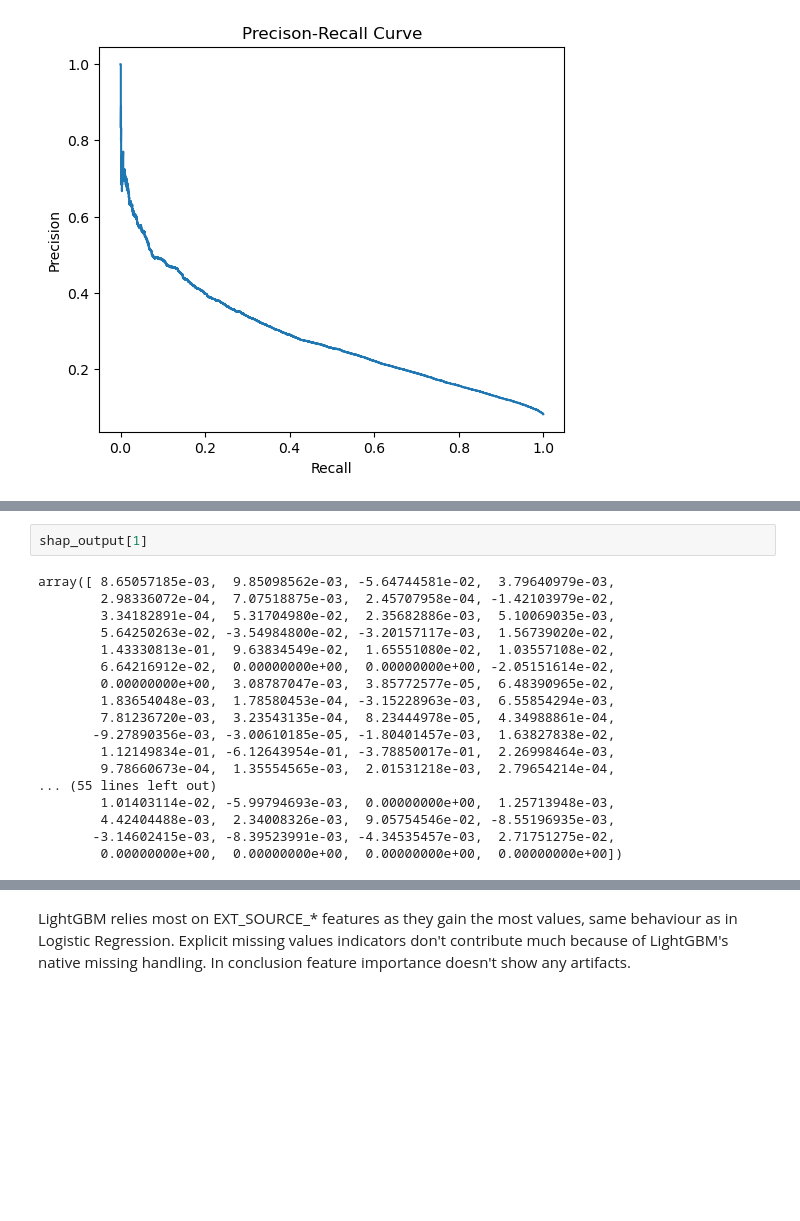
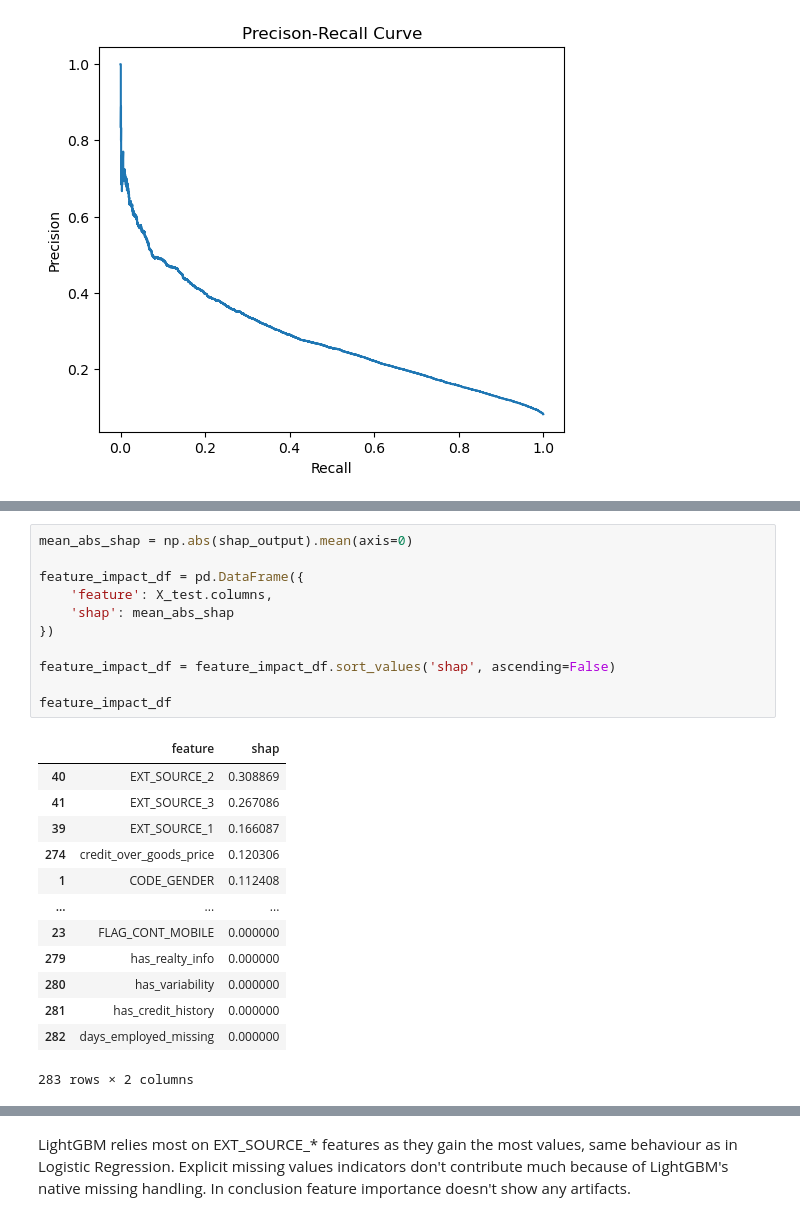
Before and after one commit to teleportix/credit-scoring-ml, a Jupyter notebook: notebooks/04_tree_model.ipynb, the cells around one changed output, grey strips where cells are left out. Cells and saved outputs as stored; diff of their text form; blank space fills up the shorter version.

Commit message:
add SHAP feature importance, add markdowns

```diff
--- a/notebooks/04_tree_model.ipynb
+++ b/notebooks/04_tree_model.ipynb
@@ -270,20 +280,25 @@ shap.summary_plot(shap_output, X_sample)
 # %%
-shap_output[1]
+mean_abs_shap = np.abs(shap_output).mean(axis=0)
+
+feature_impact_df = pd.DataFrame({
+    'feature': X_test.columns,
+    'shap': mean_abs_shap
+})
+
+feature_impact_df = feature_impact_df.sort_values('shap', ascending=False)
+
+feature_impact_df
 # %% [output]
+|  | feature | shap |
+| 40 | EXT_SOURCE_2 | 0.308869 |
+| 41 | EXT_SOURCE_3 | 0.267086 |
+| 39 | EXT_SOURCE_1 | 0.166087 |
+| 274 | credit_over_goods_price | 0.120306 |
+| 1 | CODE_GENDER | 0.112408 |
+| ... | ... | ... |
+| 23 | FLAG_CONT_MOBILE | 0.000000 |
+| 279 | has_realty_info | 0.000000 |
+| 280 | has_variability | 0.000000 |
+| 281 | has_credit_history | 0.000000 |
+| 282 | days_employed_missing | 0.000000 |
-array([ 8.65057185e-03,  9.85098562e-03, -5.64744581e-02,  3.79640979e-03,
-        2.98336072e-04,  7.07518875e-03,  2.45707958e-04, -1.42103979e-02,
-        3.34182891e-04,  5.31704980e-02,  2.35682886e-03,  5.10069035e-03,
-        5.64250263e-02, -3.54984800e-02, -3.20157117e-03,  1.56739020e-02,
-        1.43330813e-01,  9.63834549e-02,  1.65551080e-02,  1.03557108e-02,
-        6.64216912e-02,  0.00000000e+00,  0.00000000e+00, -2.05151614e-02,
-        0.00000000e+00,  3.08787047e-03,  3.85772577e-05,  6.48390965e-02,
-        1.83654048e-03,  1.78580453e-04, -3.15228963e-03,  6.55854294e-03,
-        7.81236720e-03,  3.23543135e-04,  8.23444978e-05,  4.34988861e-04,
-       -9.27890356e-03, -3.00610185e-05, -1.80401457e-03,  1.63827838e-02,
-        1.12149834e-01, -6.12643954e-01, -3.78850017e-01,  2.26998464e-03,
-        9.78660673e-04,  1.35554565e-03,  2.01531218e-03,  2.79654214e-04,
-... (55 lines left out)
-        1.01403114e-02, -5.99794693e-03,  0.00000000e+00,  1.25713948e-03,
-        4.42404488e-03,  2.34008326e-03,  9.05754546e-02, -8.55196935e-03,
-       -3.14602415e-03, -8.39523991e-03, -4.34535457e-03,  2.71751275e-02,
-        0.00000000e+00,  0.00000000e+00,  0.00000000e+00,  0.00000000e+00])
+283 rows × 2 columns
```
Also changed, not shown: parts of 19 cells of this notebook.
